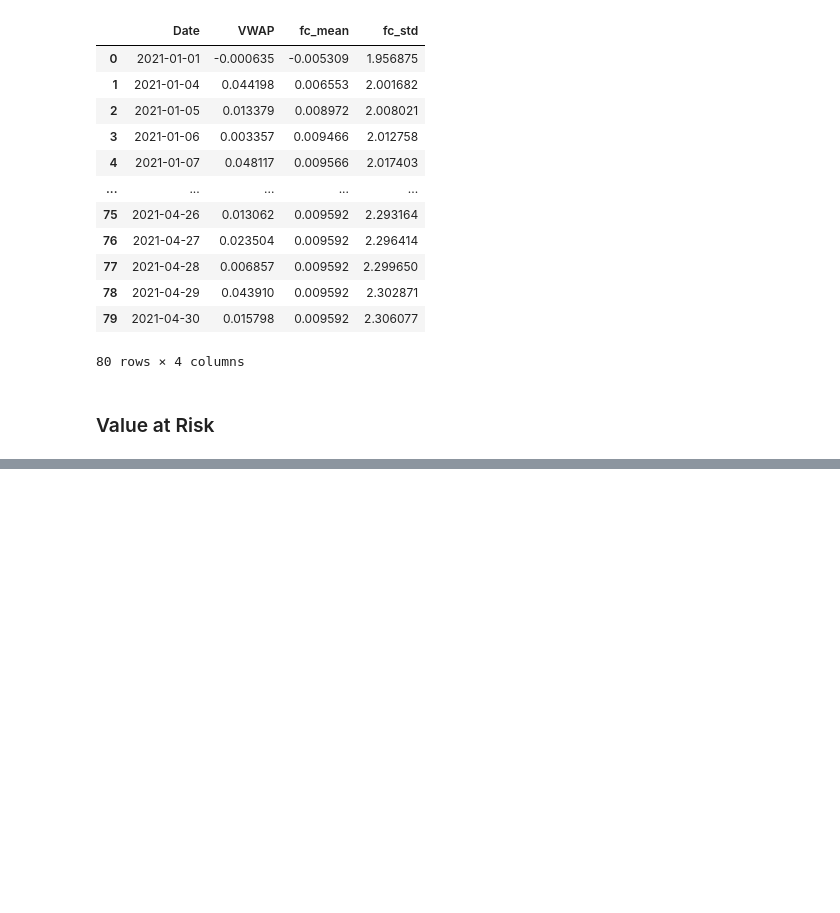
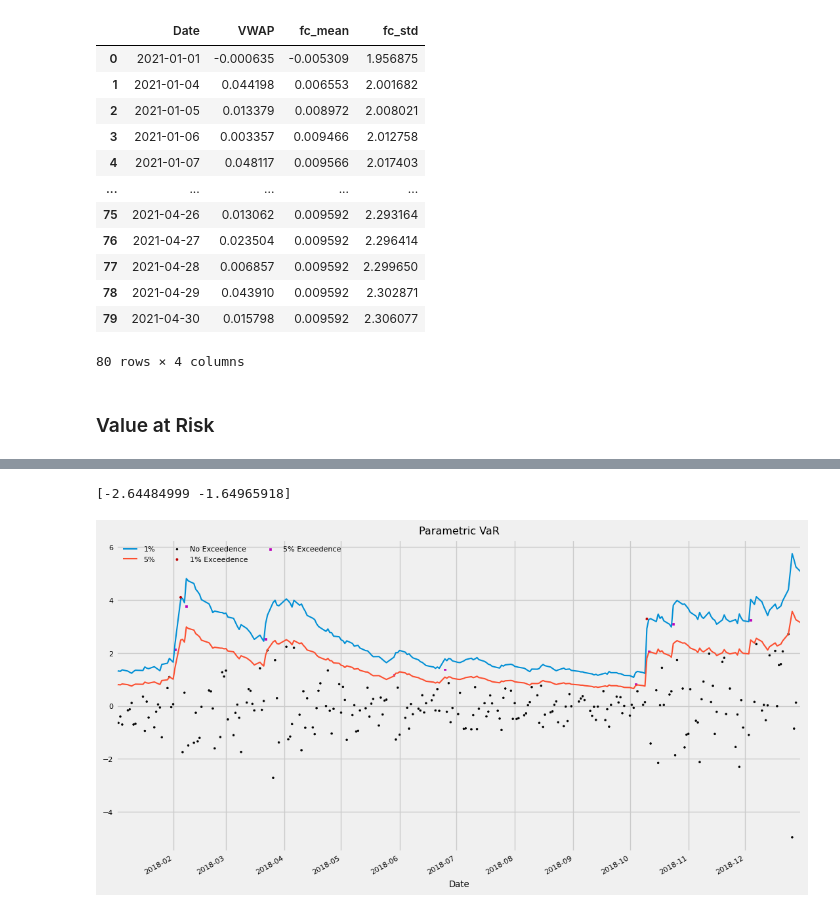
Before and after one commit to bachaudhry/time_series, a Jupyter notebook: ts_with_k/05_Financial_Applications.ipynb, the cells around one changed output, grey strips where cells are left out. Saved outputs shown, nothing was run; the diff lists cells and outputs as text; code cells hidden in the pictures; blank space fills up the shorter version.

Commit message:
Value at risk modeling

```diff
--- a/ts_with_k/05_Financial_Applications.ipynb
+++ b/ts_with_k/05_Financial_Applications.ipynb
@@ -397,0 +402,55 @@ forecast
+# %%
+import arch.data.sp500
+
+data = arch.data.sp500.load()
+market = data["Adj Close"]
+returns = 100 * market.pct_change().dropna()
+# %%
+am = arch_model(returns, vol="Garch", p=1, o=0, q=1, dist="skewt")
+res = am.fit(disp="off", last_obs="2017-12-31")
+# %%
+forecasts = res.forecast(start="2018-1-1", reindex=False)
+cond_mean = forecasts.mean["2018":]
+cond_var = forecasts.variance["2018":]
+
+q = am.distribution.ppf([0.01, 0.05], res.params[-2:])
+print(q)
+# %% [output]
+[-2.64484999 -1.64965918]
+# %%
+# Here we will model the value at risk i.e. var
+var = -cond_mean.values - np.sqrt(cond_var).values * q[None, :]
+var = pd.DataFrame(var, columns=["1%", "5%"], index=cond_var.index)
+
+ax = var.plot(legend=False)
+xl = ax.set_xlim(var.index[0], var.index[-1])
+
+rets_2018 = returns["2018":].copy()
+rets_2018.name = "S&P 500 Return"
+
+c = []
+for i in var.index:
+    if rets_2018[i] > -var.loc[i, "5%"]:
+        c.append("#000000")
+    elif rets_2018[i] < -var.loc[i, "1%"]:
+        c.append("#BB0000")
+    else:
+        c.append("#BB00BB")
+
+c = np.array(c, dtype="object")
+labels = {"#BB0000": "1% Exceedence", "#BB00BB": "5% Exceedence", "#000000": "No Exceedence",}
+markers = {"#BB0000": "x", "#BB00BB": "s", "#000000": "o"}
+
+for color in np.unique(c):
+    sel = c == color
+    ax.scatter(
+        rets_2018.index[sel],
+        -rets_2018.loc[sel],
+        marker=markers[color],
+        c=c[sel],
+        label=labels[color],
+    )
+ax.set_title("Parametric VaR")
+leg = ax.legend(frameon=False, ncol=3)
+# %% [output]
+[figure, added]
```
Also changed, not shown: parts of 7 cells of this notebook.
